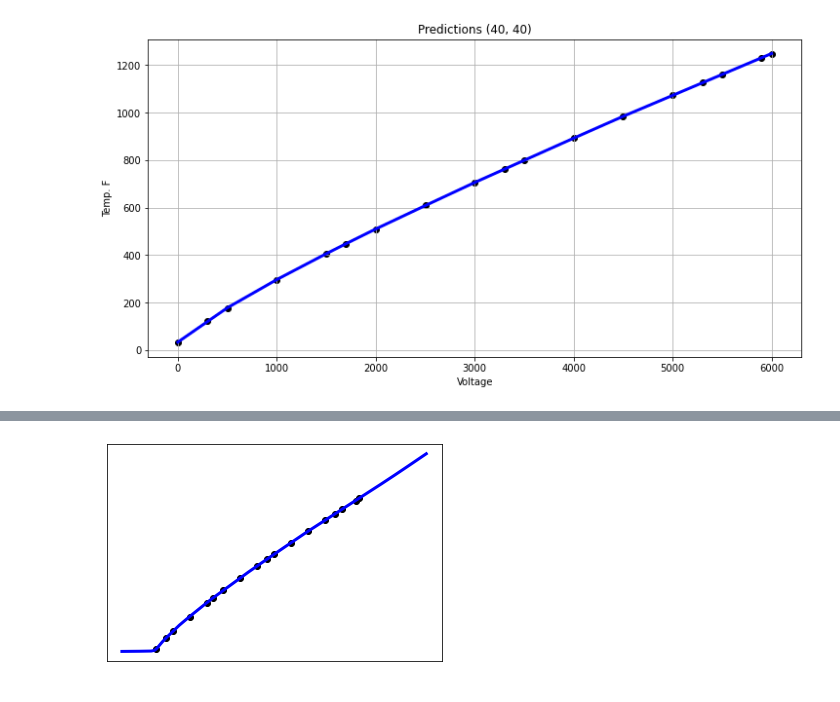
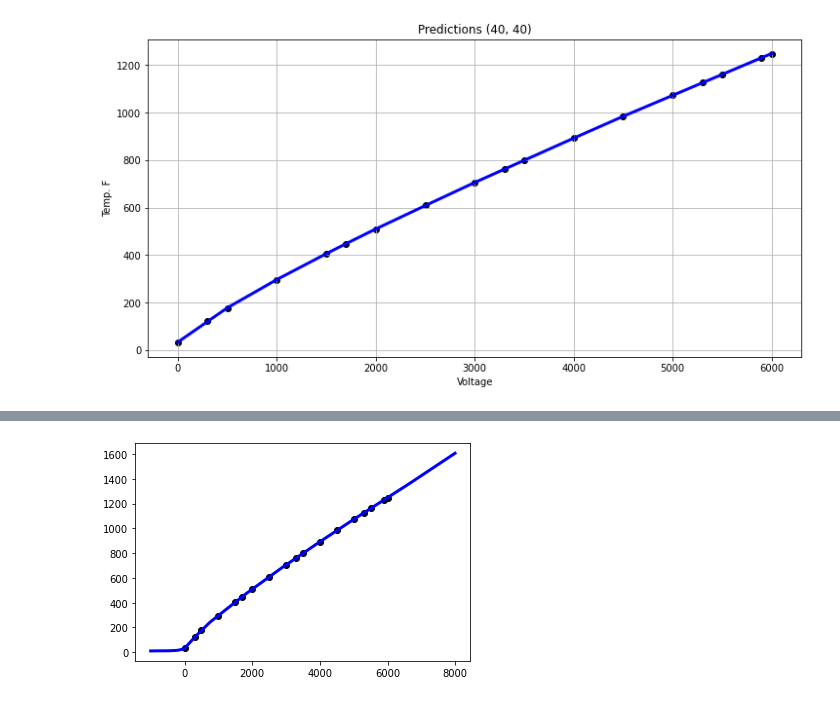
Before and after one commit to nedlecky/CSC485B, a Jupyter notebook: CSC485_112_ThermocoupleMLP.ipynb, the cells around one changed output, grey strips where cells are left out. Saved outputs shown, nothing was run; the diff lists cells and outputs as text; code cells hidden in the pictures.

```diff
--- a/CSC485_112_ThermocoupleMLP.ipynb
+++ b/CSC485_112_ThermocoupleMLP.ipynb
@@ -429,24 +426,14 @@ max     0.555570
-# %%
-# Extrapolate
-x2 = np.arange(-1000, 8000, 10, dtype=float).reshape(-1,1)
-#print(x)
-x2=std_scaler.transform(x2)
-np.set_printoptions(formatter={'float': lambda x: "{0:0.4f}".format(x)})
-#print(x)
-
-#print(x.dtype)
-
-y_pred=reg.predict(x2).reshape(-1,1)
-
-# Plot outputs
-plt.scatter(x, y, color="black")
-plt.plot(x2, y_pred, color="blue", linewidth=3)
-
-plt.xticks(())
-plt.yticks(())
-
-plt.show()
-#np.set_printoptions(formatter={'float': lambda x: "{0:0.0f}".format(x)})
-#print(np.hstack((x,y,y_pred,y_pred-y,(y_pred-y)*100/y)))
-# %% [output]
-[figure, removed]
+# %%
+# Put lots of data against the MLP- this generalizes much better than the Decision Tree
+X2 = np.arange(-1000, 8000, 10, dtype=float).reshape(-1,1)
+X2_std=std_scaler.transform(X2)
+
+Y_pred = regr.predict(X2_std).reshape(-1,1)
+
+# Plot outputs
+plt.scatter(X, Y, color="black")
+plt.plot(X2, Y_pred, color="blue", linewidth=3)
+
+plt.show()
+# %% [output]
+[figure, added]
```
Also changed, not shown: parts of 1 cell of this notebook.
